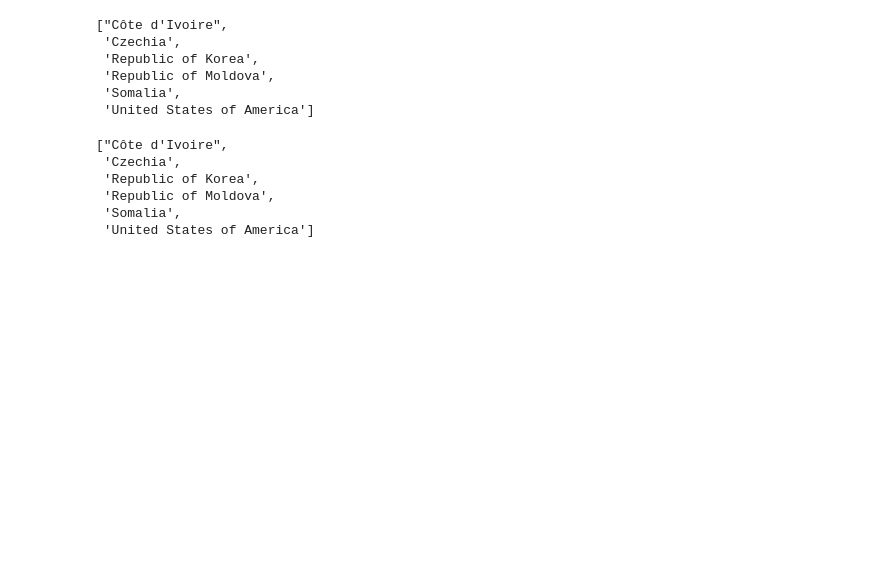
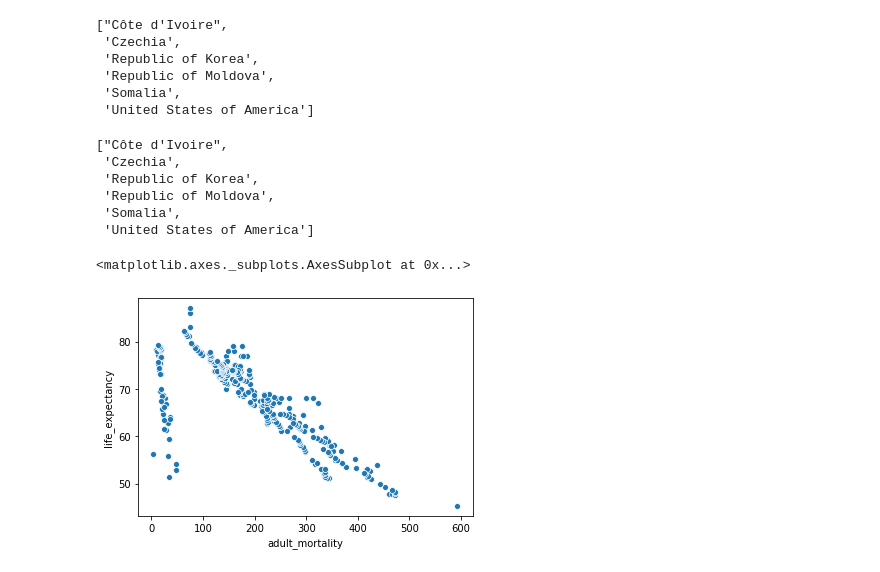
Before and after one commit to LeDorean/life_expectancy_analysis, a Jupyter notebook: notebooks/Untitled.ipynb, the cells around one changed output. Saved outputs shown, nothing was run; the diff lists cells and outputs as text; code cells hidden in the pictures; blank space fills up the shorter version.

```diff
--- a/notebooks/Untitled.ipynb
+++ b/notebooks/Untitled.ipynb
@@ -370,3 +370,8 @@ list(df[df.schooling.isnull()].country.unique())
  'Republic of Moldova',
  'Somalia',
  'United States of America']
+# %%
+sns.scatterplot(df.adult_mortality, df.life_expectancy)
+# %% [output]
+<matplotlib.axes._subplots.AxesSubplot at 0x...>
+[figure, added]
```
